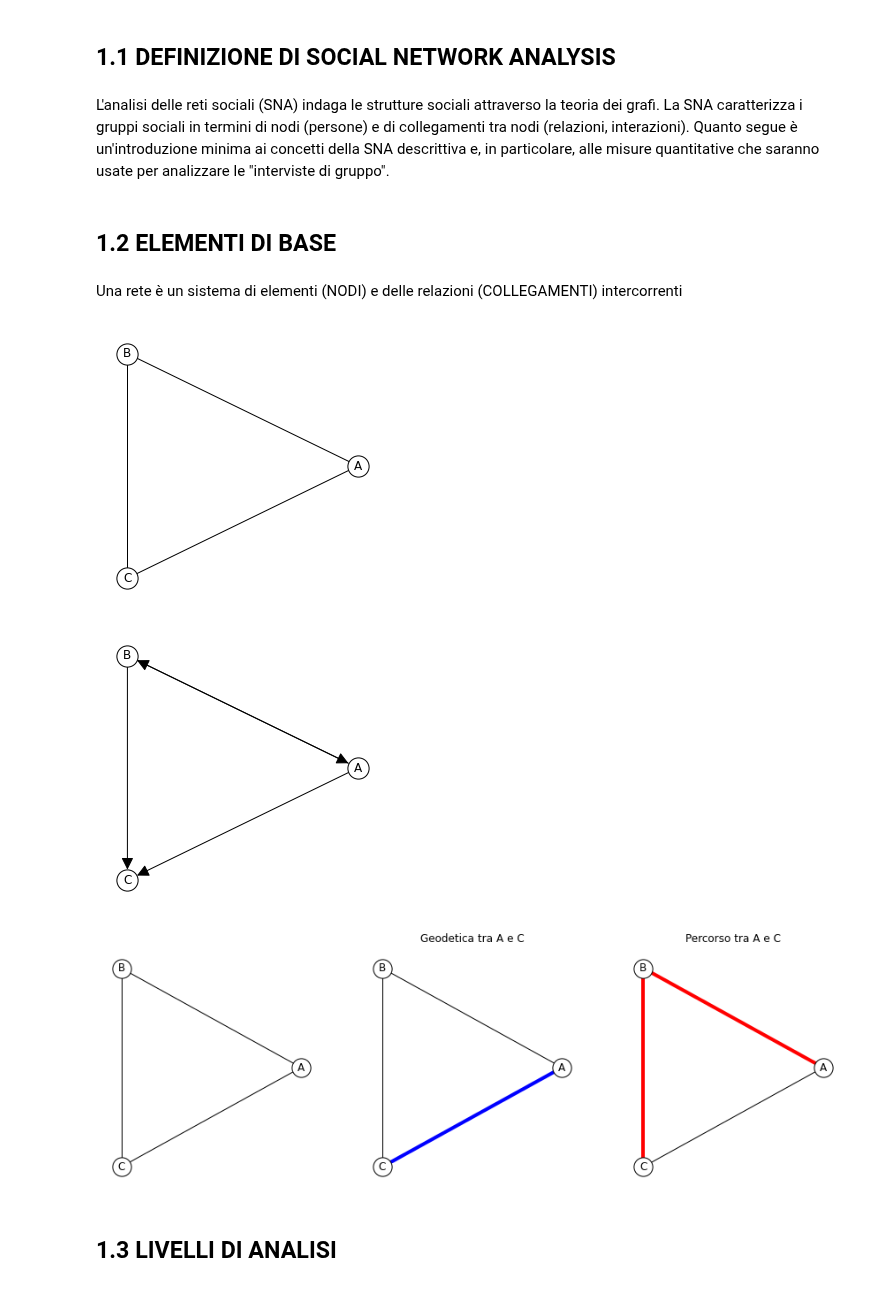
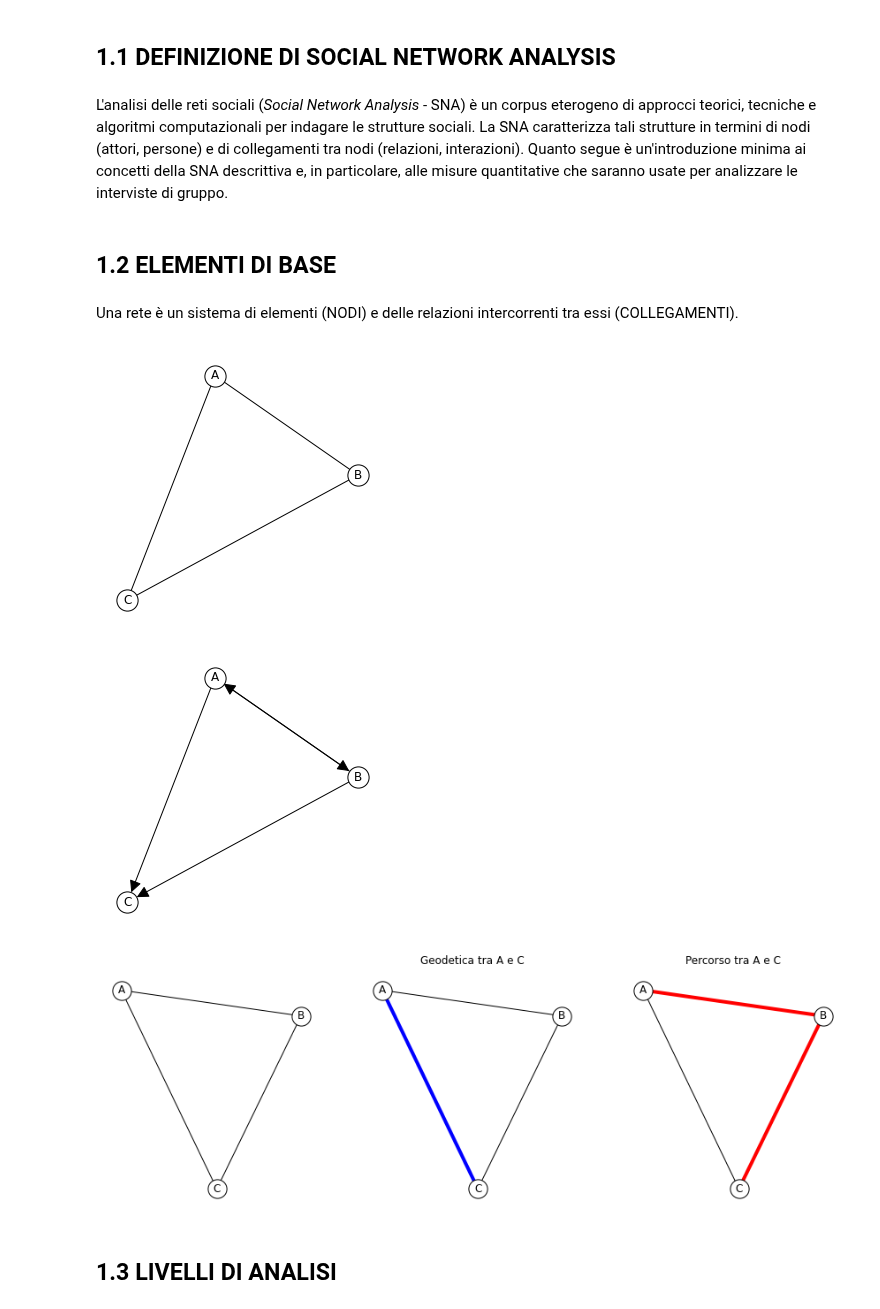
Before and after one commit to alkaest2002/ABGrid, a Jupyter notebook: materials/course 101/esercitazione.ipynb, the cells around one changed output. Cells and saved outputs as stored; diff of their text form; code cells hidden in the pictures.

```diff
--- a/materials/course 101/esercitazione.ipynb
+++ b/materials/course 101/esercitazione.ipynb
@@ -27,6 +27,7 @@ BASE_OPTIONS = {
     "edgecolors": "black",
     "linewidths": 1,
     "width": 1,
+    "arrowsize": 25
 }
 NODE_OPTIONS = {
     "node_size": NODE_SIZE,
@@ -81,60 +73,45 @@ def plot_network(G):
 # %% [markdown]
 ## 1.1 DEFINIZIONE DI SOCIAL NETWORK ANALYSIS
 # %% [markdown]
-L'analisi delle reti sociali (SNA) indaga le strutture sociali attraverso la teoria dei grafi. La SNA caratterizza i gruppi sociali in termini di nodi (persone) e di collegamenti tra nodi (relazioni, interazioni). Quanto segue è un'introduzione minima ai concetti della SNA descrittiva e, in particolare, alle misure quantitative che saranno usate per analizzare le "interviste di gruppo".
+L'analisi delle reti sociali (<em>Social Network Analysis</em> - SNA) è un corpus eterogeno di approcci teorici, tecniche e algoritmi computazionali per indagare le strutture sociali. La SNA caratterizza tali strutture in termini di nodi (attori, persone) e di collegamenti tra nodi (relazioni, interazioni). Quanto segue è un'introduzione minima ai concetti della SNA descrittiva e, in particolare, alle misure quantitative che saranno usate per analizzare le interviste di gruppo.
 # %% [markdown]
 ## 1.2 ELEMENTI DI BASE
 # %% [markdown]
-Una rete è un sistema di elementi (NODI) e delle relazioni (COLLEGAMENTI) intercorrenti
+Una rete è un sistema di elementi (NODI) e delle relazioni intercorrenti tra essi (COLLEGAMENTI).
 # %%
 # ESEMPIO DI UNDIRECTED NETWORK (NETWORK NON ORIENTATO)
 fig, ax = plt.subplots(figsize=(5,5))
 ax.axis('off')
-
-alpha = "ABCA"
-nodes = [(x, alpha[idx+1]) for idx, x in enumerate(alpha[:-1])]
-
-Gu = nx.Graph()
-Gu.add_edges_from(nodes)
-pos = nx.circular_layout(Gu)
-nx.draw_networkx(Gu, pos, **BASE_OPTIONS, ax=ax);
+nodes = [(x, "ABCA"[idx+1]) for idx, x in enumerate("ABCA"[:-1])]
+Tu = nx.Graph()
+Tu.add_edges_from(nodes)
+nx.draw_networkx(Gu, nx.random_layout(Tu, seed=SEED), **BASE_OPTIONS, ax=ax);
 # %% [output]
-[figure, old version]
+[figure, new version]
 # %%
 # ESEMPIO DI DIRECTED NETWORK (NETWORK ORIENTATO)
 fig, ax = plt.subplots(figsize=(5,5))
 ax.axis('off')
-
-alpha = "ABC"
-nodes = list(permutations(alpha,2))
-
-Gd = nx.DiGraph()
-Gd.add_edges_from(nodes[:-2])
-pos = nx.circular_layout(Gd)
-options = dict(**BASE_OPTIONS)
-options.update({ "arrowsize": 25 })
-nx.draw_networkx(Gd, pos, **options, ax=ax);
+nodes = list(permutations("ABC",2))
+Td = nx.DiGraph()
+Td.add_edges_from(nodes[:-2])
+nx.draw_networkx(Td, nx.random_layout(Td, seed=SEED), **BASE_OPTIONS, ax=ax);
 # %% [output]
-[figure, old version]
+[figure, new version]
 # %%
 # ESEMPI DI PERCORSO
 # (il percorso più breve tra due nodi si chiama geodetica)
 fig, (ax1, ax2, ax3) = plt.subplots(figsize=(15,5), nrows=1, ncols=3)
-
-for ax in (ax1, ax2, ax3):
-    ax.axis('off')
-
-# output network
-nx.draw_networkx(Gu, pos, **BASE_OPTIONS, ax=ax1)
-nx.draw_networkx(Gu, pos, **BASE_OPTIONS, ax=ax2)
-nx.draw_networkx_edges(Gu, pos, edgelist=[("A","C")], edge_color="b", width=4, ax=ax2)
-nx.draw_networkx(Gu, pos, **BASE_OPTIONS, ax=ax3);
-nx.draw_networkx_edges(Gu, pos, edgelist=[("A","B"),("B","C")], edge_color="r", width=4, ax=ax3);
-
+for ax in (ax1, ax2, ax3): ax.axis('off')
+nx.draw_networkx(Tu, pos, **BASE_OPTIONS, ax=ax1)
+nx.draw_networkx(Tu, pos, **BASE_OPTIONS, ax=ax2)
+nx.draw_networkx_edges(Tu, pos, edgelist=[("A","C")], edge_color="b", width=4, ax=ax2)
+nx.draw_networkx(Tu, pos, **BASE_OPTIONS, ax=ax3);
+nx.draw_networkx_edges(Tu, pos, edgelist=[("A","B"),("B","C")], edge_color="r", width=4, ax=ax3);
 ax2.set_title("Geodetica tra A e C");
 ax3.set_title("Percorso tra A e C");
 # %% [output]
-[figure, old version]
+[figure, new version]
 # %% [markdown]
 ## 1.3 LIVELLI DI ANALISI
 # %% [markdown]
```
Also changed, not shown: parts of 34 cells of this notebook.
